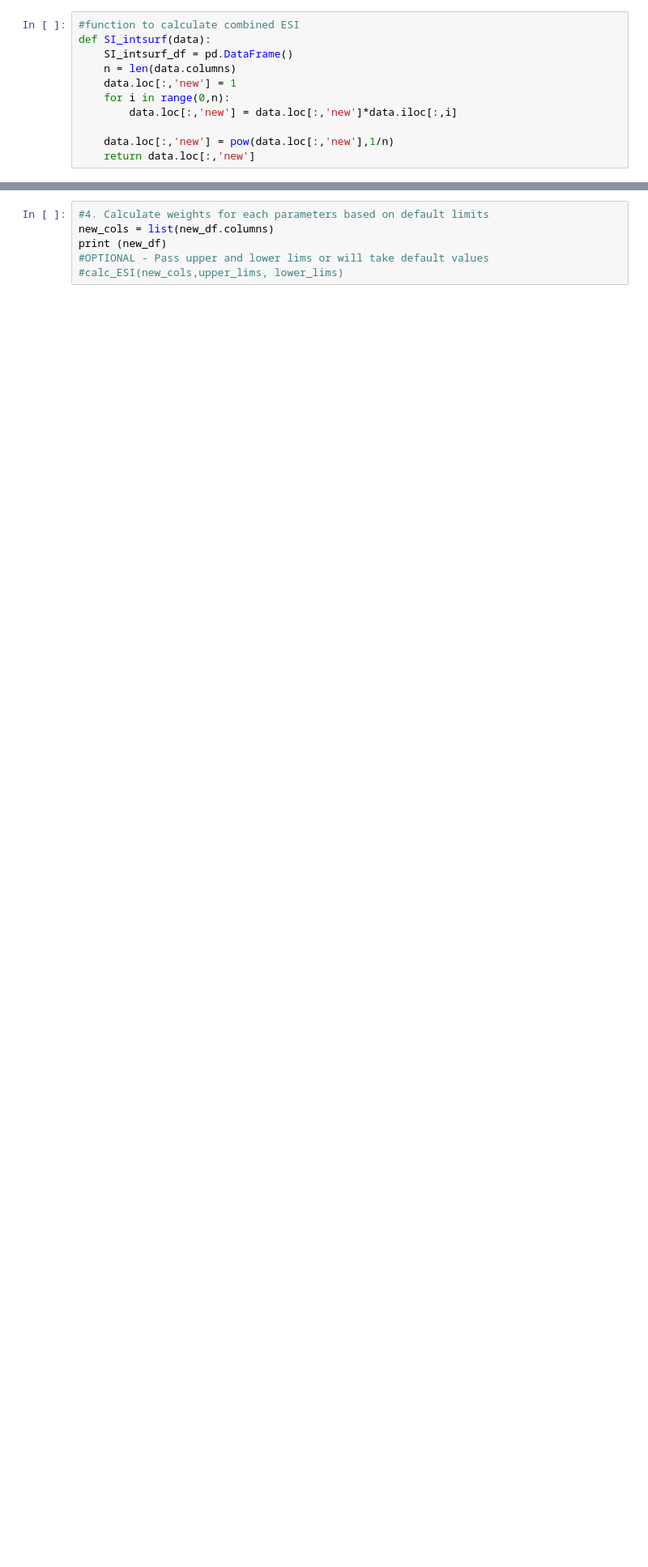
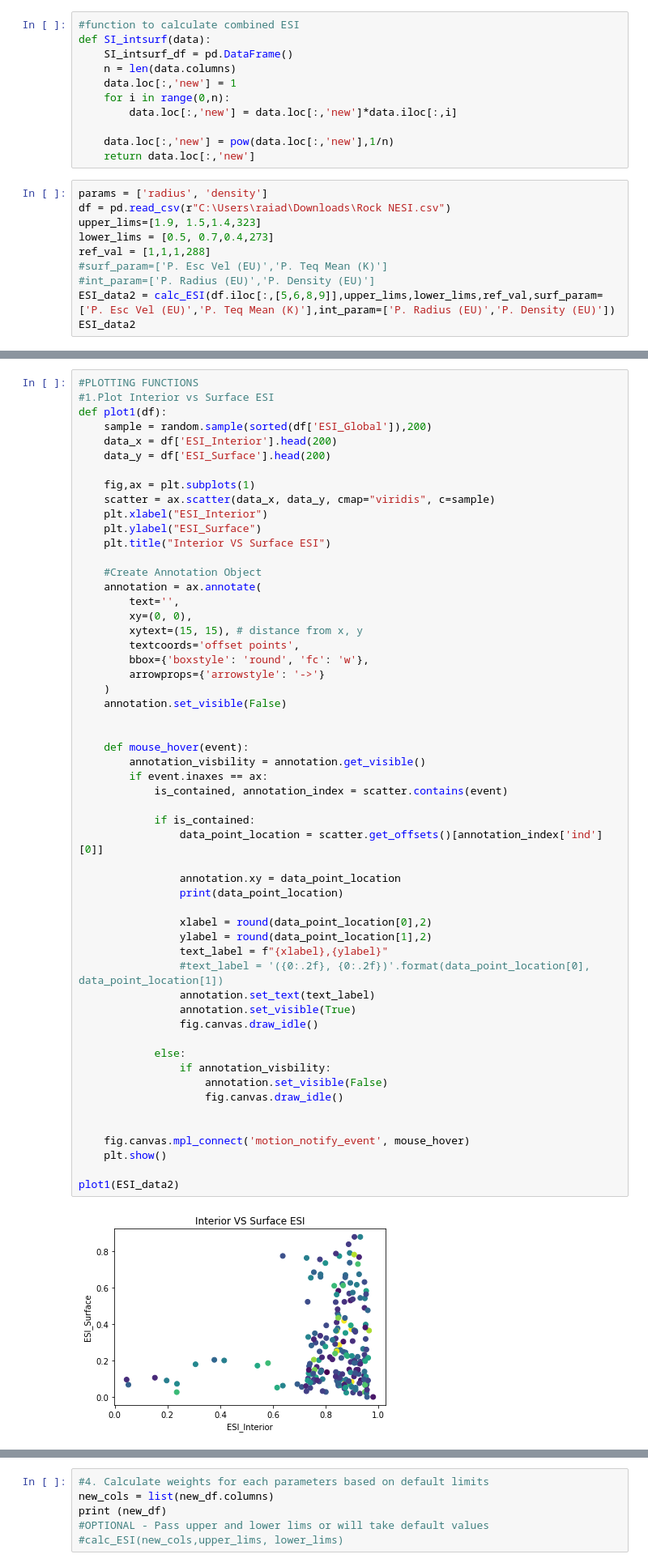
Before and after one commit to Adi-Rai/ExoPSI, a Jupyter notebook: Aditya_Testing/Basic Functions .ipynb, the cells around one changed output, grey strips where cells are left out. Shown: that part at 81% size. Drawn from its saved outputs; the diff is of its cells as text; blank space fills up the shorter version.

Commit message:
Added Plot Functions

```diff
--- a/Aditya_Testing/Basic Functions .ipynb
+++ b/Aditya_Testing/Basic Functions .ipynb
@@ -121,3 +98,13 @@ def SI_intsurf(data):
 
     data.loc[:,'new'] = pow(data.loc[:,'new'],1/n)
     return data.loc[:,'new']
+# %%
+params = ['radius', 'density']
+df = pd.read_csv(r"C:\Users\raiad\Downloads\Rock NESI.csv")
+upper_lims=[1.9, 1.5,1.4,323]
+lower_lims = [0.5, 0.7,0.4,273]
+ref_val = [1,1,1,288]
+#surf_param=['P. Esc Vel (EU)','P. Teq Mean (K)']
+#int_param=['P. Radius (EU)','P. Density (EU)']
+ESI_data2 = calc_ESI(df.iloc[:,[5,6,8,9]],upper_lims,lower_lims,ref_val,surf_param=['P. Esc Vel (EU)','P. Teq Mean (K)'],int_param=['P. Radius (EU)','P. Density (EU)'])
+ESI_data2
@@ -123,0 +125,57 @@ def SI_intsurf(data):
+# %%
+#PLOTTING FUNCTIONS
+#1.Plot Interior vs Surface ESI
+def plot1(df):
+    sample = random.sample(sorted(df['ESI_Global']),200)
+    data_x = df['ESI_Interior'].head(200)
+    data_y = df['ESI_Surface'].head(200)
+
+    fig,ax = plt.subplots(1)
+    scatter = ax.scatter(data_x, data_y, cmap="viridis", c=sample)
+    plt.xlabel("ESI_Interior")
+    plt.ylabel("ESI_Surface")
+    plt.title("Interior VS Surface ESI")
+
+    #Create Annotation Object
+    annotation = ax.annotate(
+        text='',
+        xy=(0, 0),
+        xytext=(15, 15), # distance from x, y
+        textcoords='offset points',
+        bbox={'boxstyle': 'round', 'fc': 'w'},
+        arrowprops={'arrowstyle': '->'}
+    )
+    annotation.set_visible(False)
+
+
+    def mouse_hover(event):
+        annotation_visbility = annotation.get_visible()
+        if event.inaxes == ax:
+            is_contained, annotation_index = scatter.contains(event)
+
+            if is_contained:
+                data_point_location = scatter.get_offsets()[annotation_index['ind'][0]]
+
+                annotation.xy = data_point_location
+                print(data_point_location)
+
+                xlabel = round(data_point_location[0],2)
+                ylabel = round(data_point_location[1],2)
+                text_label = f"{xlabel},{ylabel}"
+                #text_label = '({0:.2f}, {0:.2f})'.format(data_point_location[0], data_point_location[1])
+                annotation.set_text(text_label)
+                annotation.set_visible(True)
+                fig.canvas.draw_idle()
+
+            else:
+                if annotation_visbility:
+                    annotation.set_visible(False)
+                    fig.canvas.draw_idle()
+
+
+    fig.canvas.mpl_connect('motion_notify_event', mouse_hover)
+    plt.show()
+
+plot1(ESI_data2)
+# %% [output]
+[figure, added]
```
Also changed, not shown: parts of 4 cells of this notebook, 1 other file.
